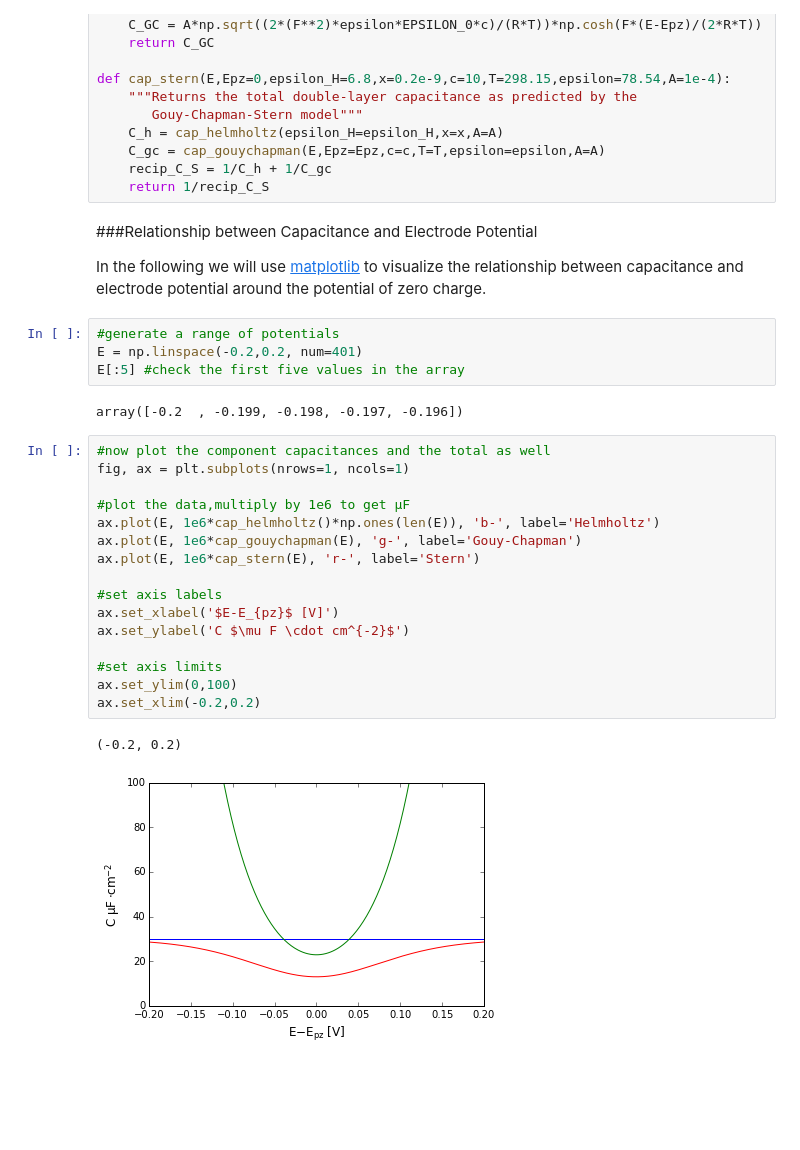
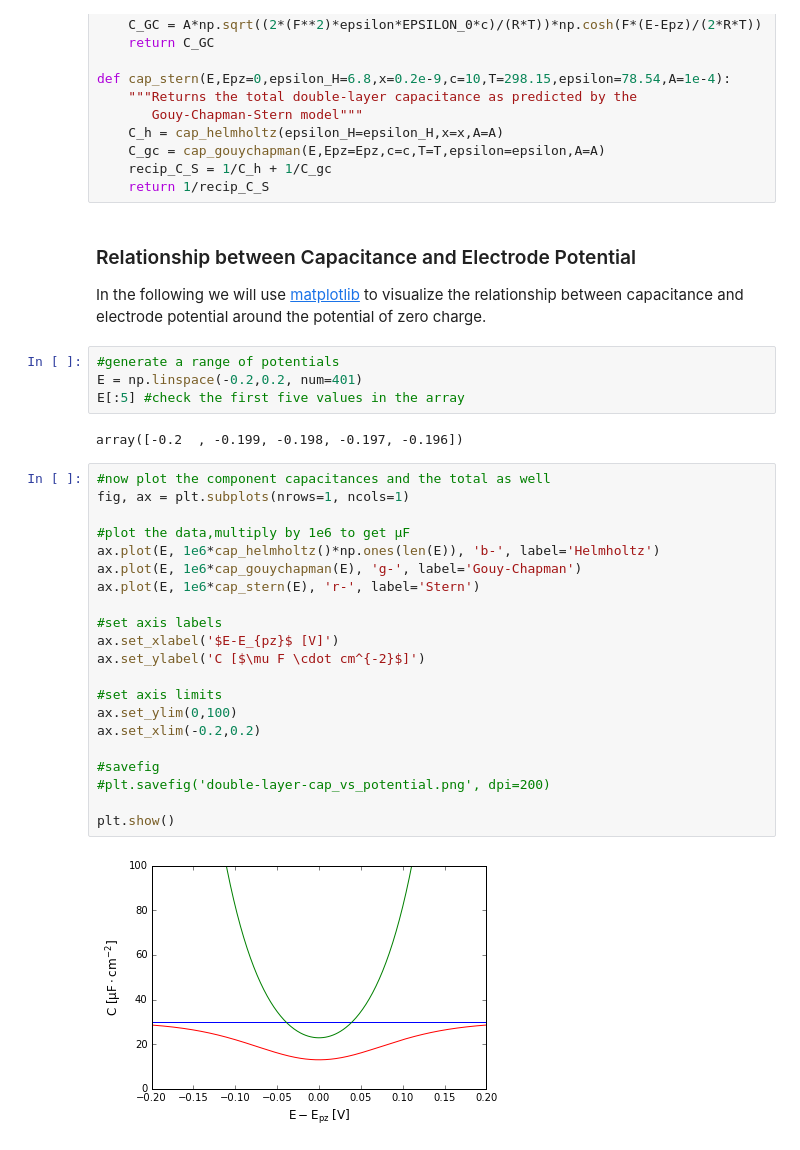
Before and after one commit to hjelmj/electrochem, a Jupyter notebook: notebooks/DoubleLayerCapacitance.ipynb, the cells around one changed output. Cells and saved outputs as stored; diff of their text form; blank space fills up the shorter version.

```diff
--- a/notebooks/DoubleLayerCapacitance.ipynb
+++ b/notebooks/DoubleLayerCapacitance.ipynb
@@ -118,7 +119,7 @@ def cap_stern(E,Epz=0,epsilon_H=6.8,x=0.2e-9,c=10,T=298.15,epsilon=78.54,A=1e-4)
     recip_C_S = 1/C_h + 1/C_gc
     return 1/recip_C_S
 # %% [markdown]
-###Relationship between Capacitance and Electrode Potential
+### Relationship between Capacitance and Electrode Potential
 
 In the following we will use [matplotlib](http://matplotlib.org/) to visualize the relationship between capacitance and electrode potential around the potential of zero charge.
 # %%
@@ -130,19 +131,23 @@ array([-0.2  , -0.199, -0.198, -0.197, -0.196])
 # %%
 #now plot the component capacitances and the total as well
 fig, ax = plt.subplots(nrows=1, ncols=1)
 
 #plot the data,multiply by 1e6 to get µF
 ax.plot(E, 1e6*cap_helmholtz()*np.ones(len(E)), 'b-', label='Helmholtz')
 ax.plot(E, 1e6*cap_gouychapman(E), 'g-', label='Gouy-Chapman')
 ax.plot(E, 1e6*cap_stern(E), 'r-', label='Stern')
 
 #set axis labels
 ax.set_xlabel('$E-E_{pz}$ [V]')
-ax.set_ylabel('C $\mu F \cdot cm^{-2}$')
+ax.set_ylabel('C [$\mu F \cdot cm^{-2}$]')
 
 #set axis limits
 ax.set_ylim(0,100)
 ax.set_xlim(-0.2,0.2)
+
+#savefig
+#plt.savefig('double-layer-cap_vs_potential.png', dpi=200)
+
+plt.show()
 # %% [output]
-(-0.2, 0.2)
-[figure, old version]
+[figure, new version]
```
Also changed, not shown: parts of 7 cells of this notebook.
